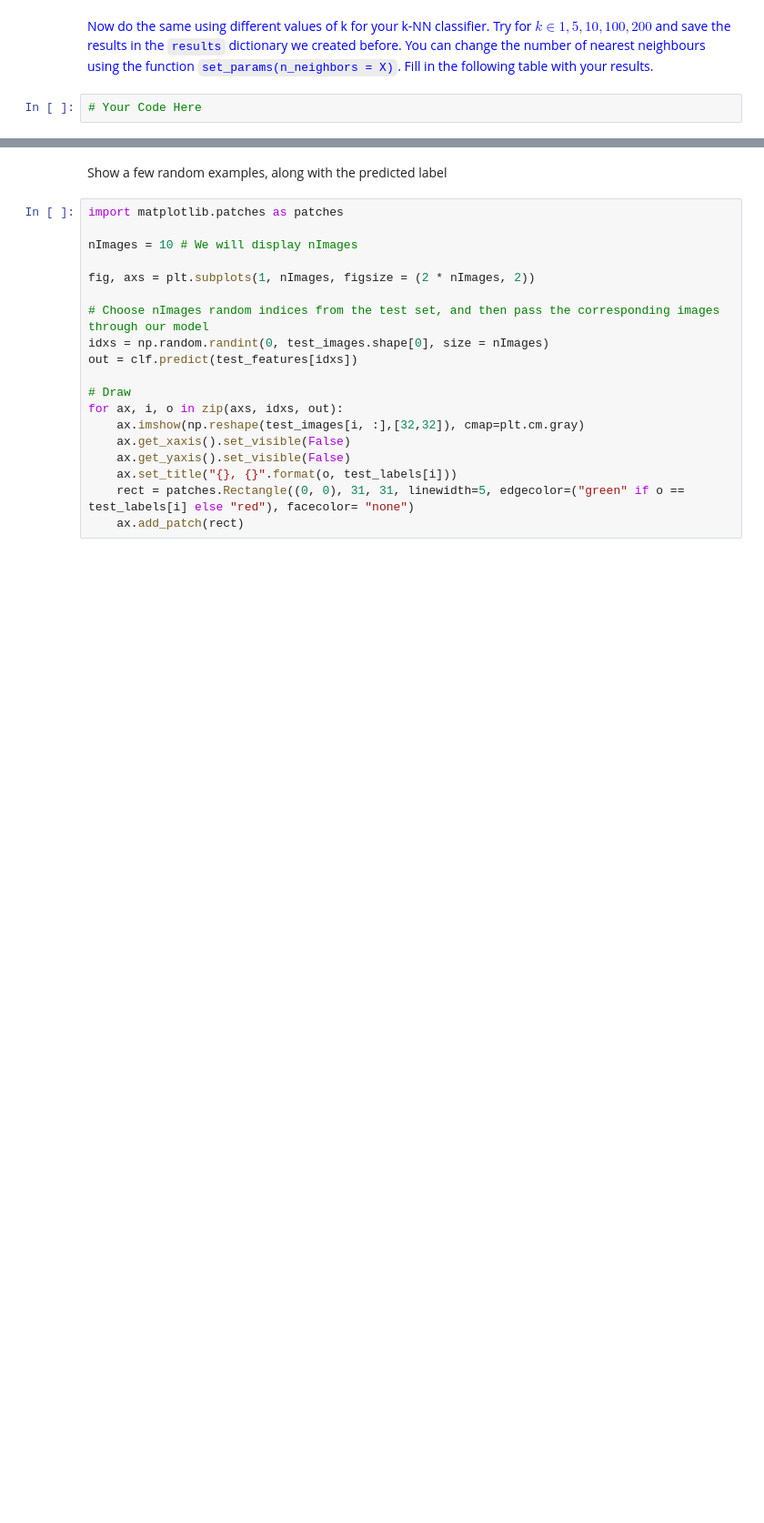
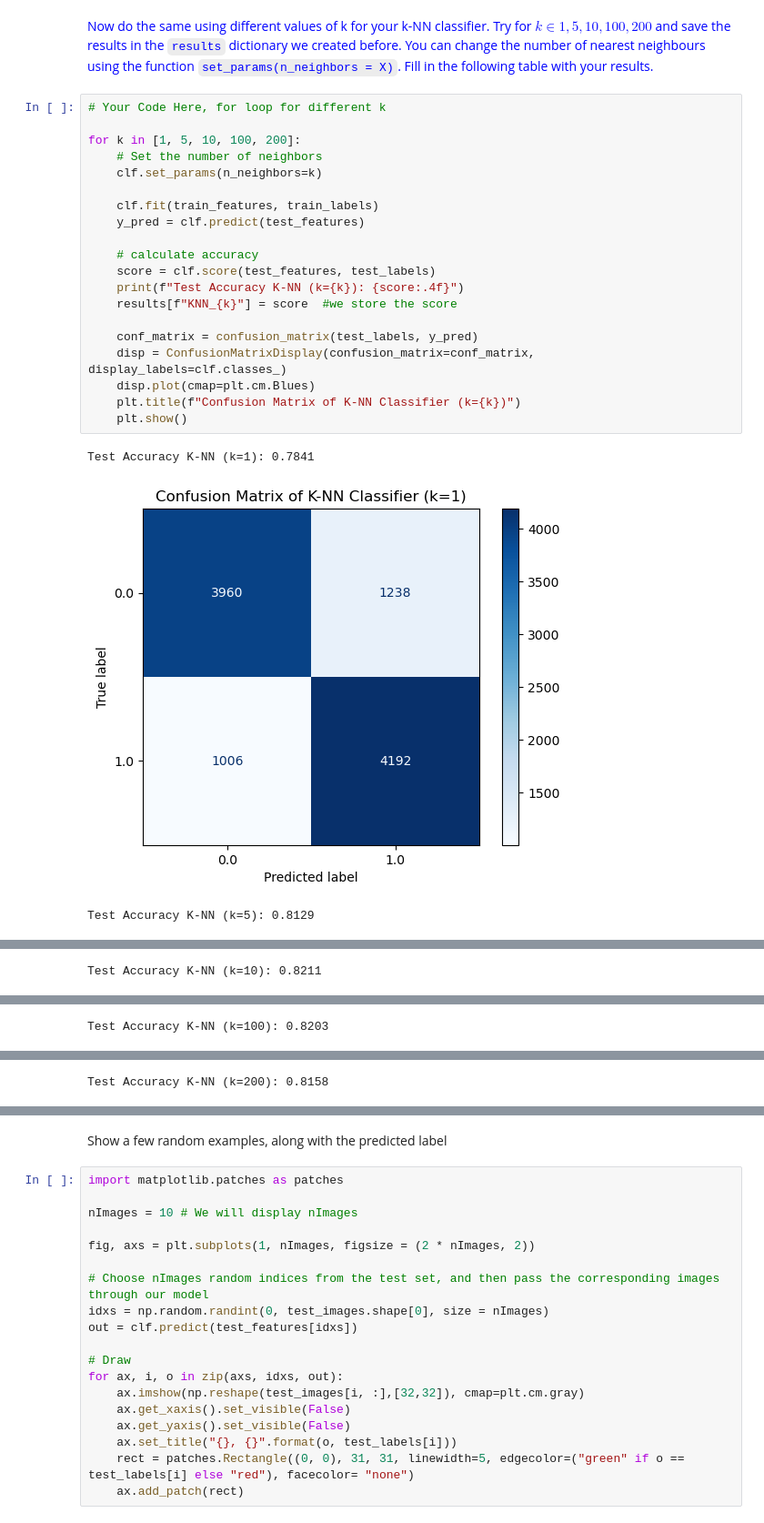
Before and after one commit to tomiock/ML2024-25, a Jupyter notebook: Session 8 - SVMs/P8_SVM.ipynb, the cells around one changed output, grey strips where cells are left out. Shown at 91% size. Saved outputs shown, nothing was run; the diff lists cells and outputs as text; blank space fills up the shorter version.

```diff
--- a/Session 8 - SVMs/P8_SVM.ipynb
+++ b/Session 8 - SVMs/P8_SVM.ipynb
@@ -369,4 +424,26 @@ from sklearn.neighbors import KNeighborsClassifier
 # %% [markdown]
 <font color=blue>Now do the same using different values of k for your k-NN classifier. Try for $k \in {1, 5, 10, 100, 200}$ and save the results in the `results` dictionary we created before. You can change the number of nearest neighbours using the function `set_params(n_neighbors = X)`. Fill in the following table with your results.</font>
-# %%
-# Your Code Here
+# %%
+# Your Code Here, for loop for different k
+
+for k in [1, 5, 10, 100, 200]:
+    # Set the number of neighbors
+    clf.set_params(n_neighbors=k)
+
+    clf.fit(train_features, train_labels)
+    y_pred = clf.predict(test_features)
+
+    # calculate accuracy
+    score = clf.score(test_features, test_labels)
+    print(f"Test Accuracy K-NN (k={k}): {score:.4f}")
+    results[f"KNN_{k}"] = score  #we store the score
+
+    conf_matrix = confusion_matrix(test_labels, y_pred)
+    disp = ConfusionMatrixDisplay(confusion_matrix=conf_matrix, display_labels=clf.classes_)
+    disp.plot(cmap=plt.cm.Blues)
+    plt.title(f"Confusion Matrix of K-NN Classifier (k={k})")
+    plt.show()
+# %% [output]
+Test Accuracy K-NN (k=1): 0.7841
+[figure, added]
+Test Accuracy K-NN (k=5): 0.8129
@@ -372,0 +451 @@ from sklearn.neighbors import KNeighborsClassifier
+Test Accuracy K-NN (k=10): 0.8211
@@ -372,0 +453 @@ from sklearn.neighbors import KNeighborsClassifier
+Test Accuracy K-NN (k=100): 0.8203
@@ -372,0 +455 @@ from sklearn.neighbors import KNeighborsClassifier
+Test Accuracy K-NN (k=200): 0.8158
```
Also changed, not shown: parts of 29 cells of this notebook.
